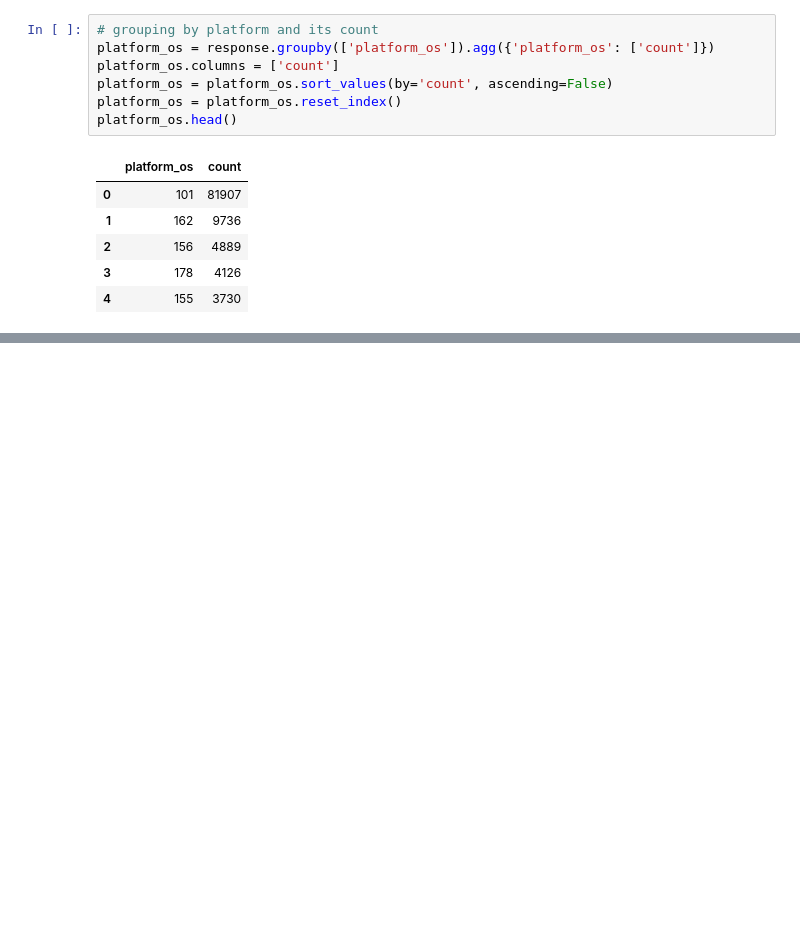
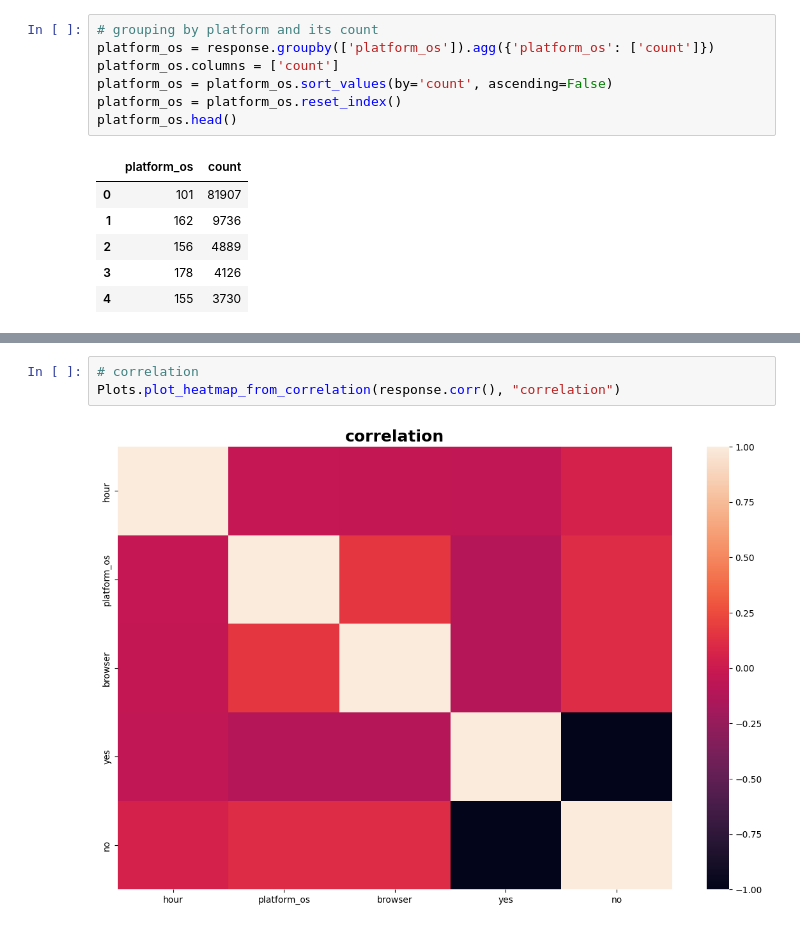
Before and after one commit to nahomHmichael/abtest-mlops, a Jupyter notebook: notebooks/Task3_new_data_AB_test.ipynb, the cells around one changed output, grey strips where cells are left out. Saved outputs shown, nothing was run; the diff lists cells and outputs as text; blank space fills up the shorter version.

```diff
--- a/notebooks/Task3_new_data_AB_test.ipynb
+++ b/notebooks/Task3_new_data_AB_test.ipynb
@@ -294,0 +334,5 @@ platform_os.head()
+# %%
+# correlation
+Plots.plot_heatmap_from_correlation(response.corr(), "correlation")
+# %% [output]
+[figure, added]
```
Also changed, not shown: parts of 9 cells of this notebook.
